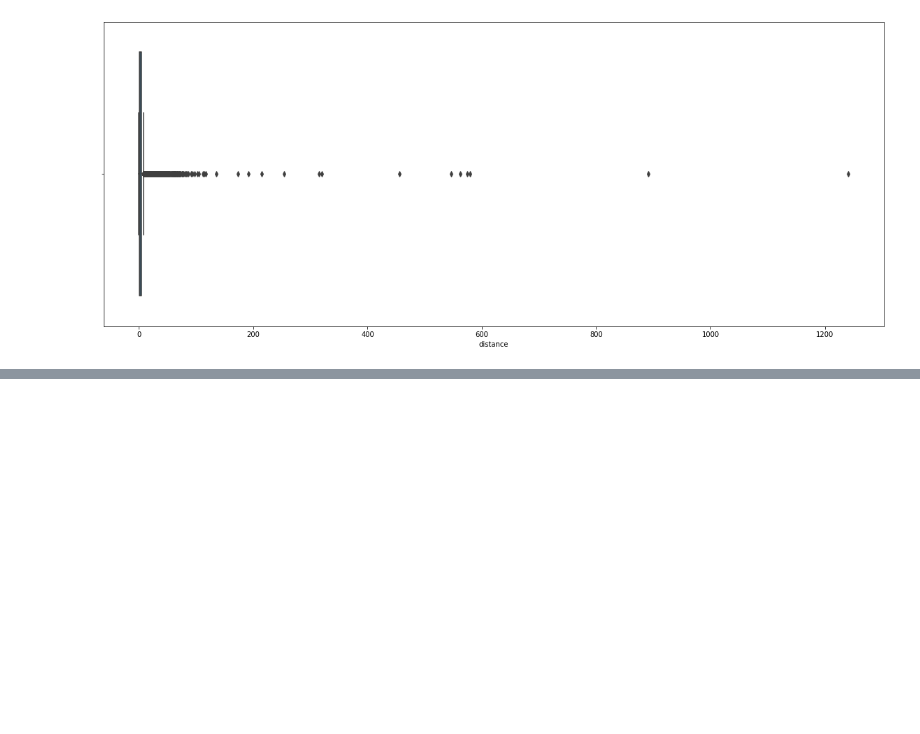
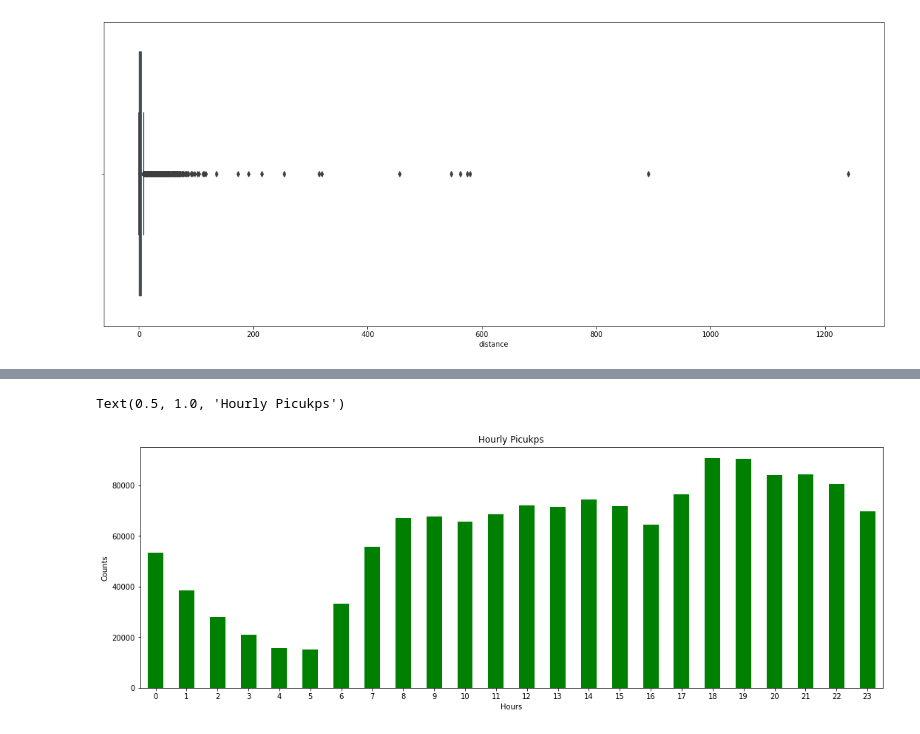
Before and after one commit to Vidhuran-Rajendran/NYC-Taxi-Trip-Time-Prediction, a Jupyter notebook: NYC_Taxi_Trip_Time_Prediction_Capstone_Project.ipynb, the cells around one changed output, grey strips where cells are left out. Saved outputs shown, nothing was run; the diff lists cells and outputs as text; code cells hidden in the pictures; blank space fills up the shorter version.

```diff
--- a/NYC_Taxi_Trip_Time_Prediction_Capstone_Project.ipynb
+++ b/NYC_Taxi_Trip_Time_Prediction_Capstone_Project.ipynb
@@ -290,0 +303,11 @@ plt.show()
+# %%
+plt.figure(figsize=(18,6))
+hour=data1['pickup_hour'].value_counts().sort_index()
+hour.plot(kind='bar',color='green')
+plt.xticks(rotation=0)
+plt.xlabel('Hours')
+plt.ylabel('Counts')
+plt.title('Hourly Picukps')
+# %% [output]
+Text(0.5, 1.0, 'Hourly Picukps')
+[figure, added]
```
Also changed, not shown: parts of 2 cells of this notebook.
